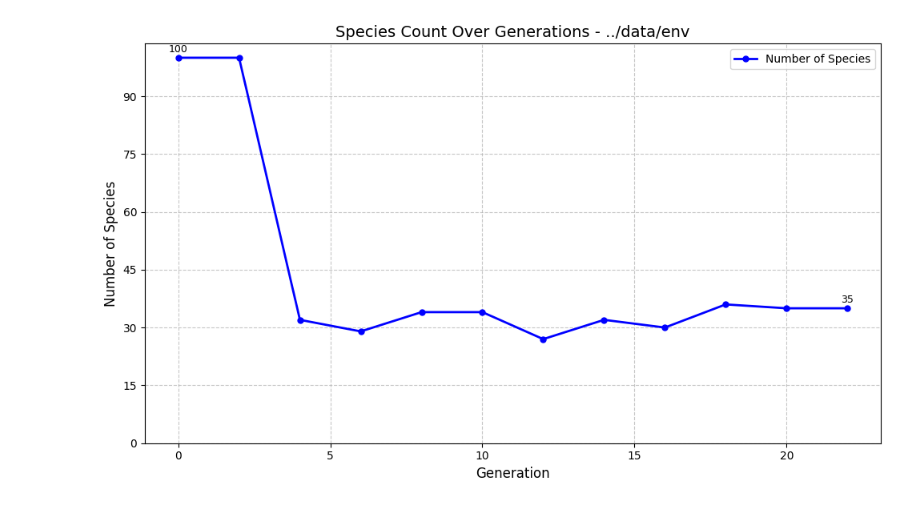
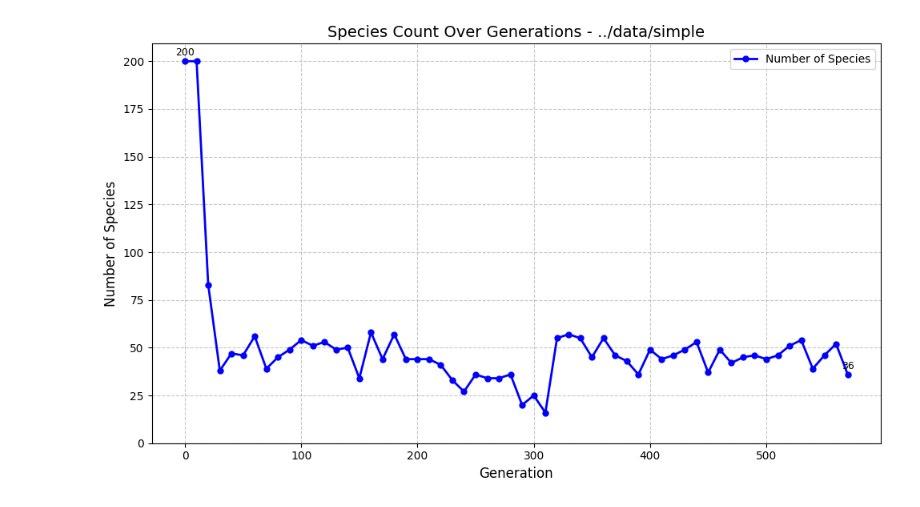
Before and after one commit to St0pien/rocket-learning, a Jupyter notebook: Tools/test.ipynb, the cells around one changed output. Cells and saved outputs as stored; diff of their text form; code cells hidden in the pictures.

```diff
--- a/Tools/test.ipynb
+++ b/Tools/test.ipynb
@@ -15,6 +15,6 @@ plot_fitness_stats(range(0, 24, 1), test_name="../data/env",include_best=False)
 # %%
 from utils import plot_species_count
 
-plot_species_count(range(0, 24, 2), test_name="../data/env")
+plot_species_count(range(0, 580, 10), test_name="../data/simple")
 # %% [output]
-[figure, old version]
+[figure, new version]
```
Also changed, not shown: parts of 2 cells of this notebook, 9 other files.
